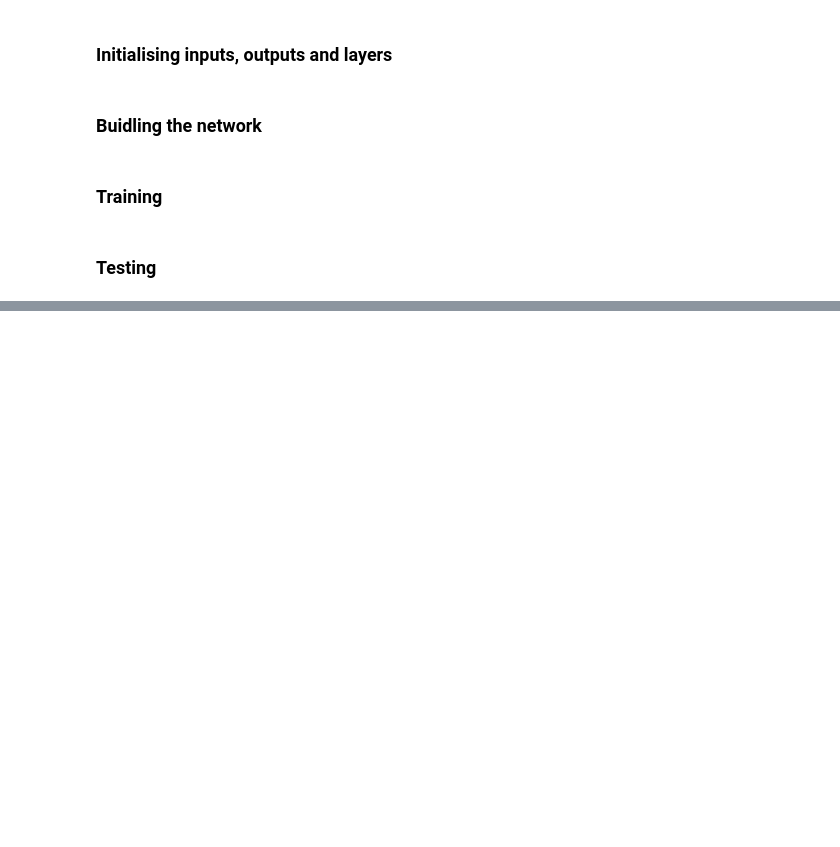
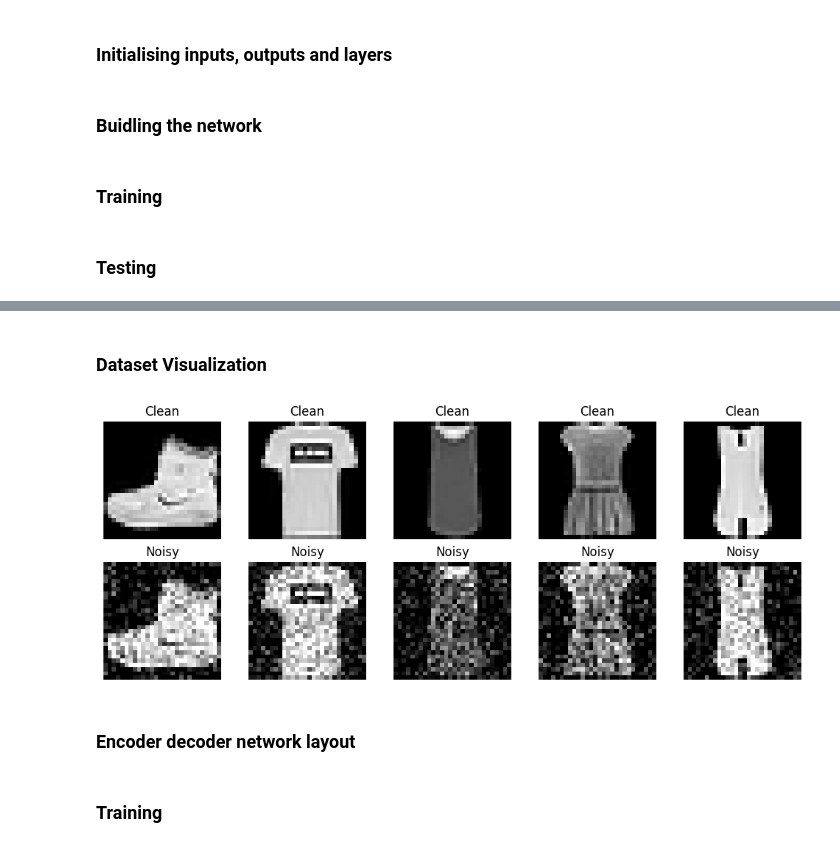
Before and after one commit to Mohamed-Abd-elGhaffar/CI_Project, a Jupyter notebook: notebooks/project_demo.ipynb, the cells around one changed output, grey strips where cells are left out. Cells and saved outputs as stored; diff of their text form; code cells hidden in the pictures; blank space fills up the shorter version.

```diff
--- a/notebooks/project_demo.ipynb
+++ b/notebooks/project_demo.ipynb
@@ -126,2 +125,2 @@ Input: [1 1] | True: 0 | Predicted: 0.0394
 # %%
-#
+(x_train_raw, y_train), (x_test_raw, y_test) = tf.keras.datasets.fashion_mnist.load_data()
@@ -127,0 +129,3 @@ Input: [1 1] | True: 0 | Predicted: 0.0394
+# %%
+x_train_clean = x_train_raw.reshape(-1, 784).astype('float32') / 255.0
+x_test_clean = x_test_raw.reshape(-1, 784).astype('float32') / 255.0
@@ -127,0 +148,24 @@ Input: [1 1] | True: 0 | Predicted: 0.0394
+# %% [markdown]
+### Dataset Visualization
+# %%
+n = 5
+plt.figure(figsize=(10, 4))
+for i in range(n):
+    # Display Clean Images (Top Row)
+    ax = plt.subplot(2, n, i + 1)
+    plt.imshow(x_train_clean[i].reshape(28, 28), cmap='gray')
+    ax.set_title("Clean")
+    ax.axis('off')
+
+    # Display Noisy Images (Bottom Row)
+    ax = plt.subplot(2, n, i + 1 + n)
+    plt.imshow(x_train_noisy[i].reshape(28, 28), cmap='gray')
+    ax.set_title("Noisy")
+    ax.axis('off')
+
+plt.tight_layout()
+plt.show()
+# %% [output]
+[figure, added]
+# %% [markdown]
+### Encoder decoder network layout
@@ -127,0 +196,2 @@ Input: [1 1] | True: 0 | Predicted: 0.0394
+# %% [markdown]
+### Training
```
Also changed, not shown: parts of 31 cells of this notebook.
